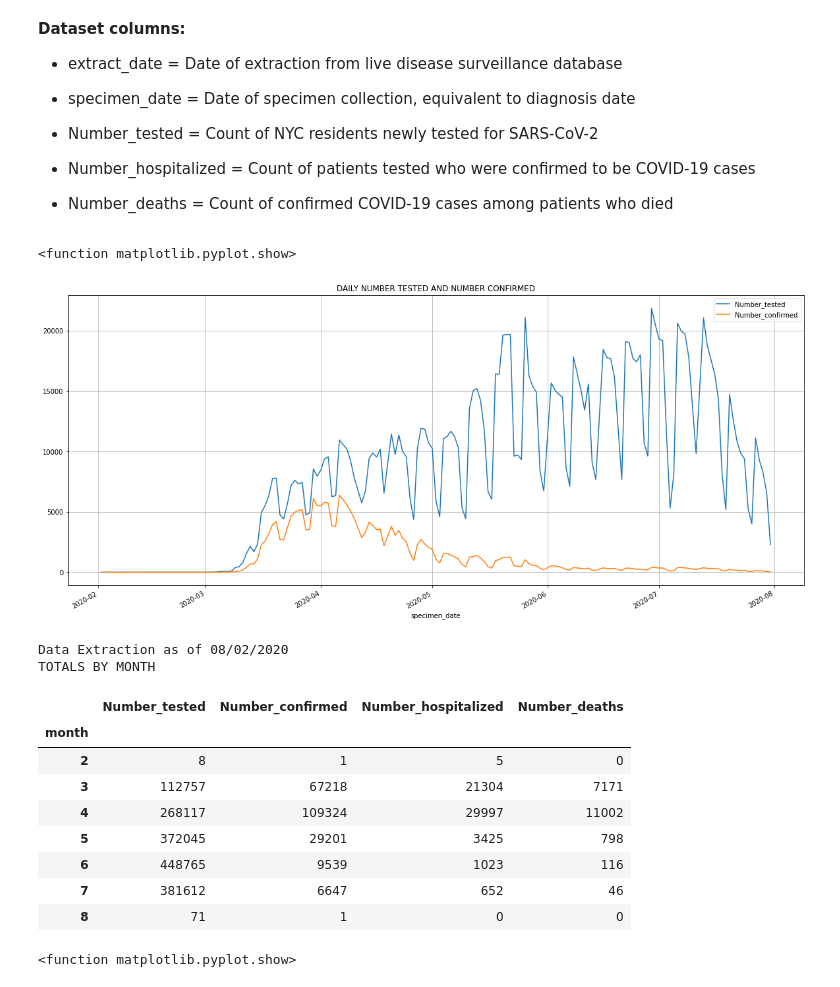
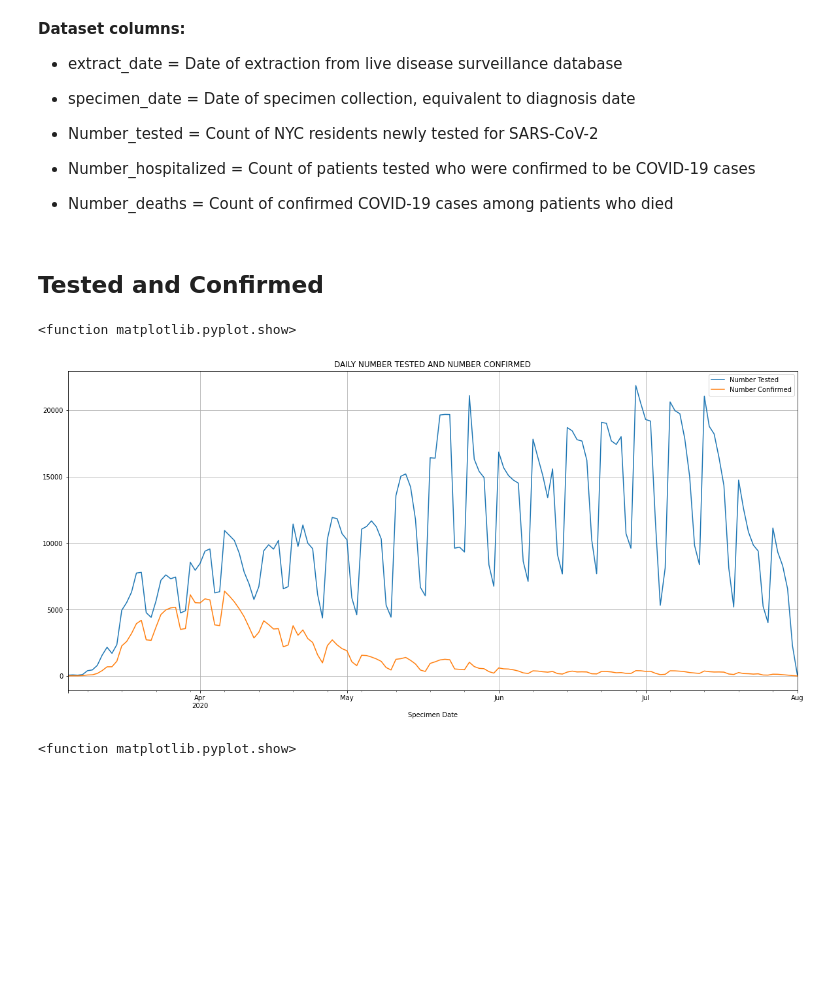
Before and after one commit to sulei7901/PythonProject3, a Jupyter notebook: Project_3.ipynb, the cells around one changed output. Drawn from its saved outputs; the diff is of its cells as text; code cells hidden in the pictures; blank space fills up the shorter version.

```diff
--- a/Project_3.ipynb
+++ b/Project_3.ipynb
@@ -51,27 +28,43 @@ df2.sort_values(by='specimen_date')
+# %%
+#Import data
+dfcsv = df = pd.read_csv('https://raw.githubusercontent.com/sulei7901/datasets/master/COVID-19_Outcomes_by_Testing_Cohorts__Cases__Hospitalizations__and_Deaths.csv')
+df
+df.dtypes
+
+#Change the specimen_date column into datetime format
+df['specimen_date'] = pd.to_datetime(df.specimen_date)
+df.dtypes
+
+#Filter for extract date 08/02/2020, 160 rows x 6 columns
+df.set_index('extract_date', inplace=True)
+df
+df2=df.loc['08/02/2020']
+df2
+df2.describe()
+
+#Sort by specimen_date
+df2=df2.sort_values(by='specimen_date')
+df2
+
+#Add Month column
+df2['Month'] = pd.DatetimeIndex(df2['specimen_date']).month
+
+#Rename columns
+df2=df2.rename(columns={'specimen_date':'Specimen Date',
+                        'Number_tested':'Number Tested',
+                        'Number_confirmed':'Number Confirmed',
+                        'Number_hospitalized':'Number Hospitalized',
+                        'Number_deaths':'Number Deaths'})
+df2
+# %% [markdown]
+## **Tested and Confirmed**
 # %%
-# Plot number tested and number confirmed by specimen_date
-df2[-150:].plot(x='specimen_date', y=['Number_tested', 'Number_confirmed'], figsize=(20,9), grid=True)
+# Plot showing number tested and number confirmed by specimen_date
+df2[-150:].plot(x='Specimen Date', y=['Number Tested', 'Number Confirmed'], figsize=(20,9), grid=True)
 plt.title('DAILY NUMBER TESTED AND NUMBER CONFIRMED')
 plt.show
 # %% [output]
 <function matplotlib.pyplot.show>
-[figure, old version]
+[figure, new version]
-# %%
-# Groupby
-print('Data Extraction as of 08/02/2020')
-print('TOTALS BY MONTH')
-df2.groupby(['month']).sum()
-# %% [output]
-Data Extraction as of 08/02/2020
-TOTALS BY MONTH
-|  | Number_tested | Number_confirmed | Number_hospitalized | Number_deaths |
-| month |  |  |  |  |
-| 2 | 8 | 1 | 5 | 0 |
-| 3 | 112757 | 67218 | 21304 | 7171 |
-| 4 | 268117 | 109324 | 29997 | 11002 |
-| 5 | 372045 | 29201 | 3425 | 798 |
-| 6 | 448765 | 9539 | 1023 | 116 |
-| 7 | 381612 | 6647 | 652 | 46 |
-| 8 | 71 | 1 | 0 | 0 |
 # %%
 # Plot showing total number tested and number confirmed by month
```
Also changed, not shown: parts of 12 cells of this notebook.
